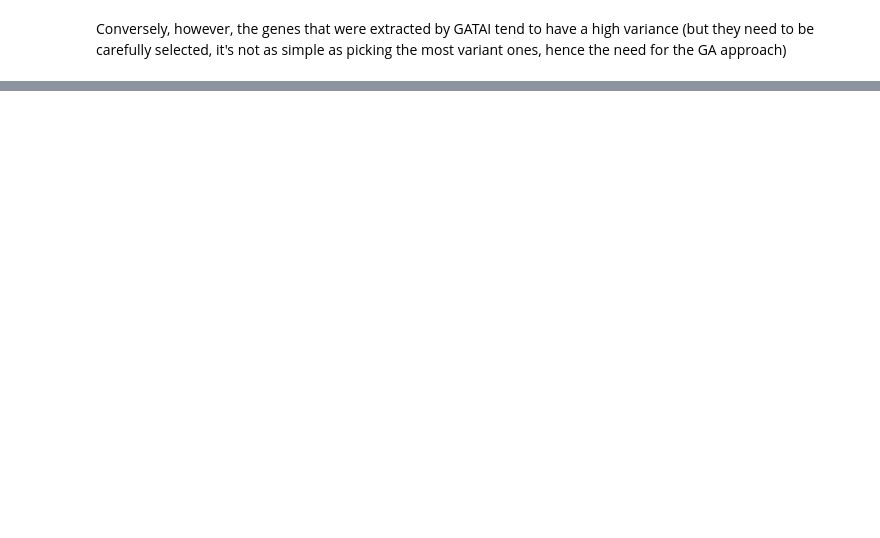
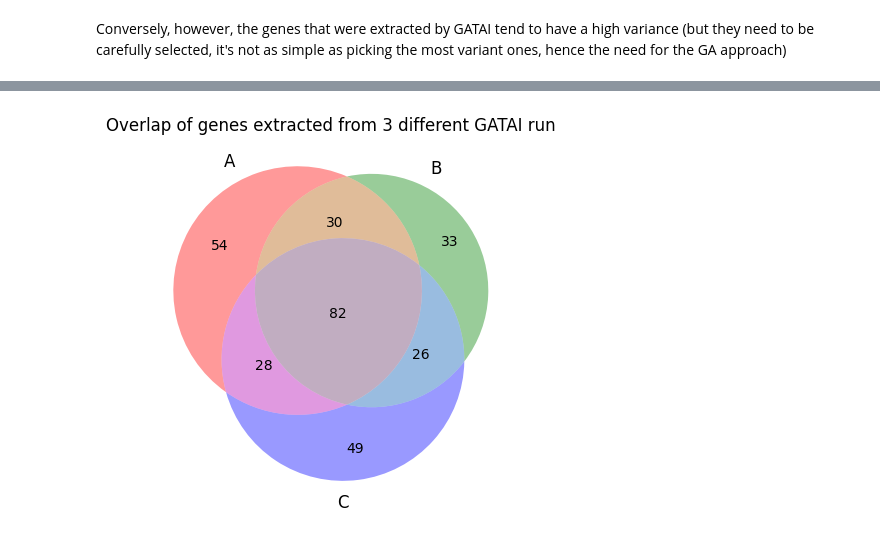
Before and after one commit to nifets-PhD/GATAI-reproduction, a Jupyter notebook: tai_destroyer.ipynb, the cells around one changed output, grey strips where cells are left out. Cells and saved outputs as stored; diff of their text form; code cells hidden in the pictures; blank space fills up the shorter version.

```diff
--- a/tai_destroyer.ipynb
+++ b/tai_destroyer.ipynb
@@ -195,0 +188,15 @@ Conversely, however, the genes that were extracted by GATAI tend to have a high
+# %%
+%%capture
+gene_sets = []
+
+for _ in range(3):
+    genes = get_extracted_genes(expression_data, permutation_comp_vars)
+    gene_sets.append(set(genes))
+# %%
+from matplotlib_venn import venn3
+
+venn3(gene_sets)
+plt.title("Overlap of genes extracted from 3 different GATAI run")
+plt.show()
+# %% [output]
+[figure, added]
```
Also changed, not shown: parts of 32 cells of this notebook, 3 other files.
